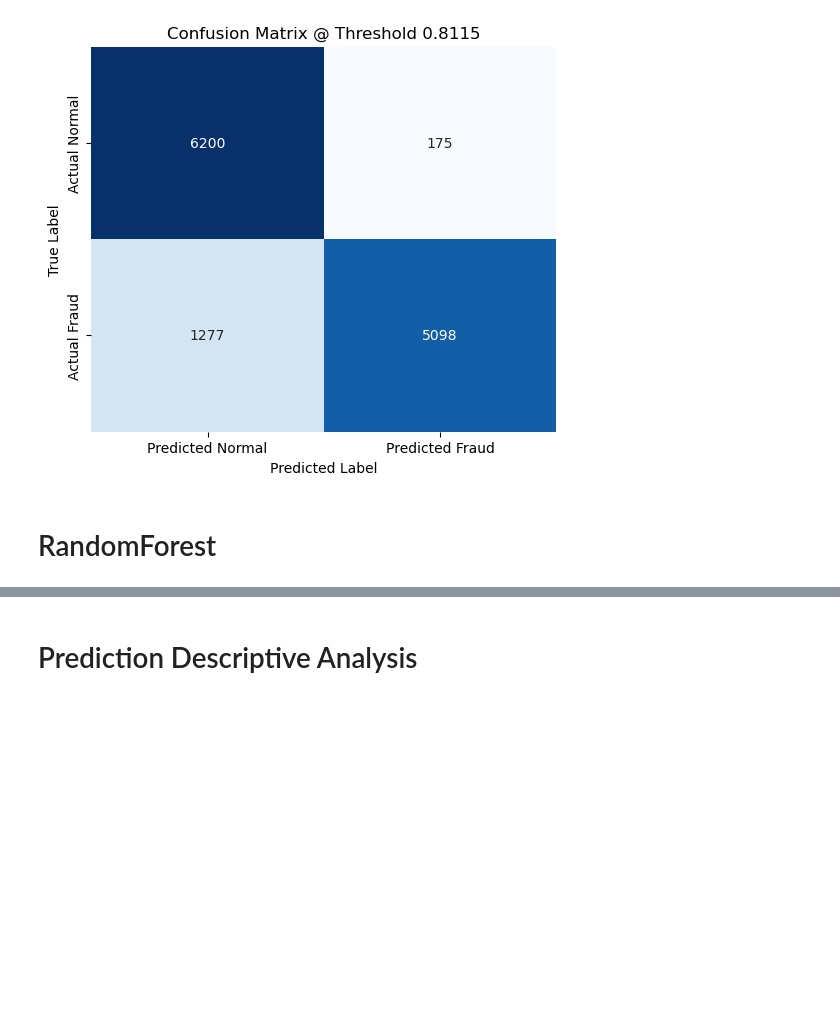
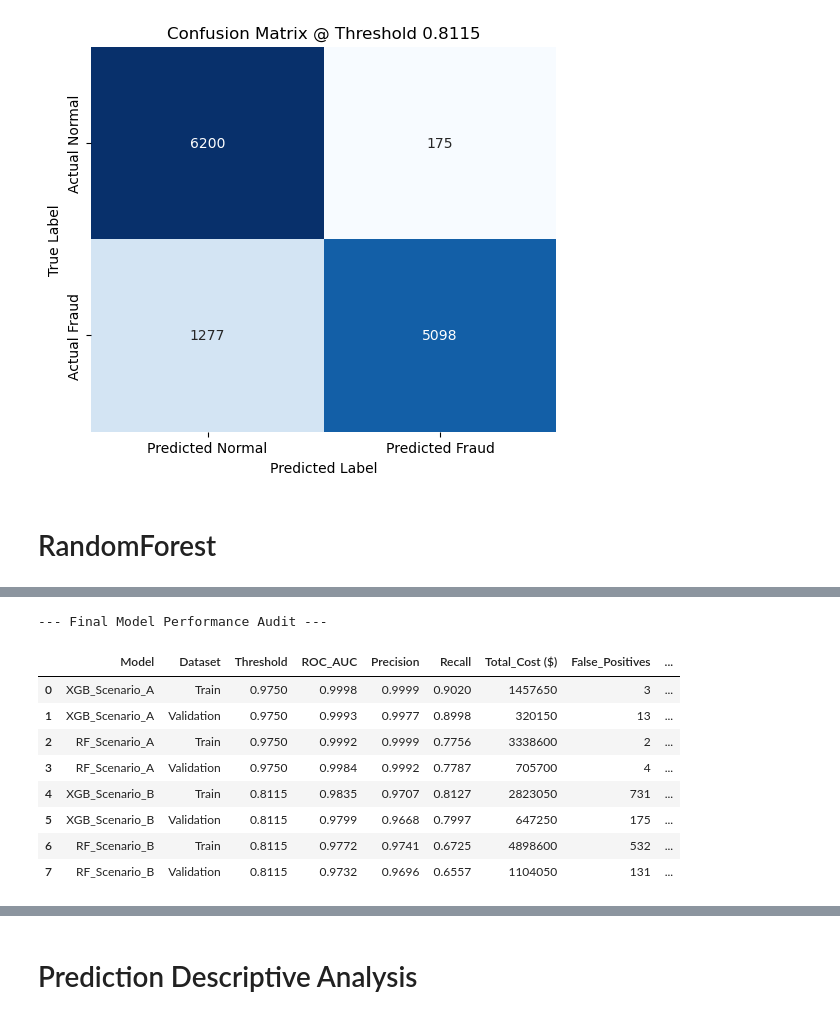
Before and after one commit to jessicabat/crypto-risk-scoring, a Jupyter notebook: notebooks/etfd.ipynb, the cells around one changed output, grey strips where cells are left out. Saved outputs shown, nothing was run; the diff lists cells and outputs as text; code cells hidden in the pictures; blank space fills up the shorter version.

```diff
--- a/notebooks/etfd.ipynb
+++ b/notebooks/etfd.ipynb
@@ -496,0 +623,51 @@ SUCCESS: Train and Validation track closely. Good generalization.
+# %%
+# Initialize list to store rows
+metrics_rows = []
+
+# --- SCENARIO A (Full) Thresholds ---
+# You found ~0.9750 for XGB A in your previous run. Let's use that.
+thresh_a = 0.9750
+
+# 1. XGBoost Scenario A
+metrics_rows.append(get_model_metrics(model_a_tuned, X_train, y_train, thresh_a, "XGB_Scenario_A", "Train"))
+metrics_rows.append(get_model_metrics(model_a_tuned, X_val, y_val,   thresh_a, "XGB_Scenario_A", "Validation"))
+
+# 2. Random Forest Scenario A
+metrics_rows.append(get_model_metrics(rf_model_a, X_train, y_train, thresh_a, "RF_Scenario_A",  "Train"))
+metrics_rows.append(get_model_metrics(rf_model_a, X_val, y_val,   thresh_a, "RF_Scenario_A",  "Validation"))
+
+
+# --- SCENARIO B (Behavior) Thresholds ---
+# You found ~0.8115 for XGB B. Let's use that.
+thresh_b = 0.8115
+
+# 3. XGBoost Scenario B (Remember to use X_train_beh!)
+metrics_rows.append(get_model_metrics(model_b_tuned, X_train_beh, y_train, thresh_b, "XGB_Scenario_B", "Train"))
+metrics_rows.append(get_model_metrics(model_b_tuned, X_val_beh,   y_val,   thresh_b, "XGB_Scenario_B", "Validation"))
+
+# 4. Random Forest Scenario B
+metrics_rows.append(get_model_metrics(rf_model_b, X_train_beh, y_train, thresh_b, "RF_Scenario_B",  "Train"))
+metrics_rows.append(get_model_metrics(rf_model_b, X_val_beh,   y_val,   thresh_b, "RF_Scenario_B",  "Validation"))
+
+# --- CREATE DATAFRAME ---
+df_metrics = pd.DataFrame(metrics_rows)
+
+# Reorder columns for readability
+cols = ['Model', 'Dataset', 'Threshold', 'ROC_AUC', 'Precision', 'Recall', 'Total_Cost ($)', 'False_Positives', 'False_Negatives', 'Top_3_Features']
+df_metrics = df_metrics[cols]
+
+# Display
+pd.set_option('display.max_columns', None)
+print("--- Final Model Performance Audit ---")
+display(df_metrics)
+# %% [output]
+--- Final Model Performance Audit ---
+|  | Model | Dataset | Threshold | ROC_AUC | Precision | Recall | Total_Cost ($) | False_Positives | ... |
+| 0 | XGB_Scenario_A | Train | 0.9750 | 0.9998 | 0.9999 | 0.9020 | 1457650 | 3 | ... |
+| 1 | XGB_Scenario_A | Validation | 0.9750 | 0.9993 | 0.9977 | 0.8998 | 320150 | 13 | ... |
+| 2 | RF_Scenario_A | Train | 0.9750 | 0.9992 | 0.9999 | 0.7756 | 3338600 | 2 | ... |
+| 3 | RF_Scenario_A | Validation | 0.9750 | 0.9984 | 0.9992 | 0.7787 | 705700 | 4 | ... |
+| 4 | XGB_Scenario_B | Train | 0.8115 | 0.9835 | 0.9707 | 0.8127 | 2823050 | 731 | ... |
+| 5 | XGB_Scenario_B | Validation | 0.8115 | 0.9799 | 0.9668 | 0.7997 | 647250 | 175 | ... |
+| 6 | RF_Scenario_B | Train | 0.8115 | 0.9772 | 0.9741 | 0.6725 | 4898600 | 532 | ... |
+| 7 | RF_Scenario_B | Validation | 0.8115 | 0.9732 | 0.9696 | 0.6557 | 1104050 | 131 | ... |
```
Also changed, not shown: parts of 8 cells of this notebook.
